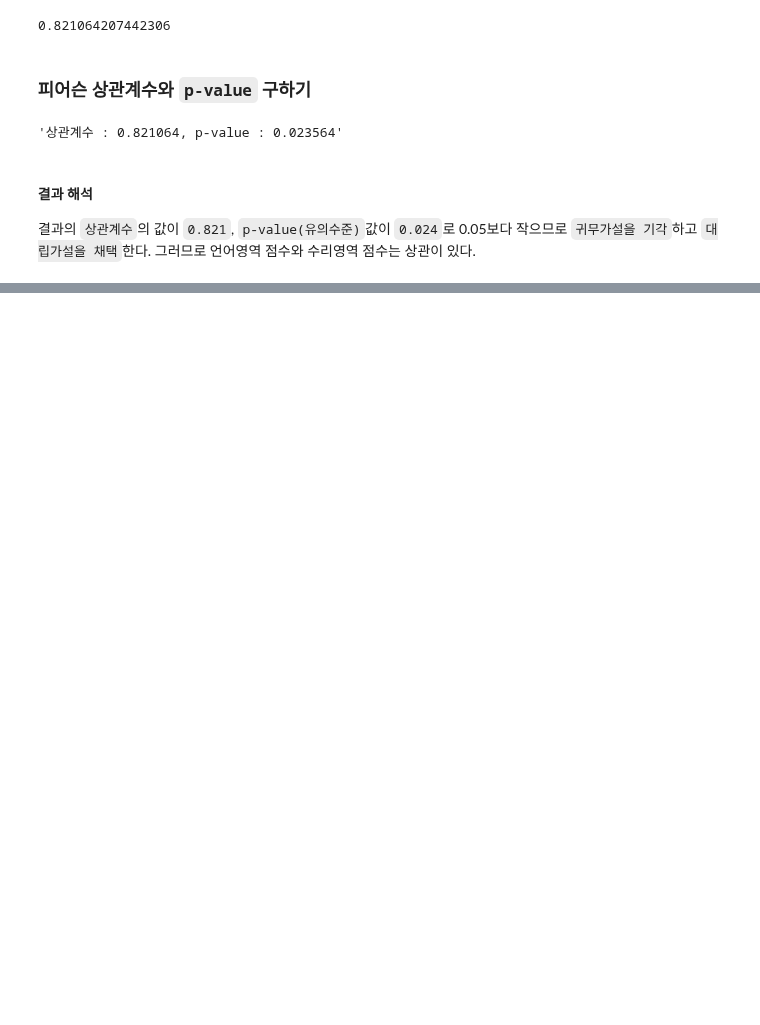
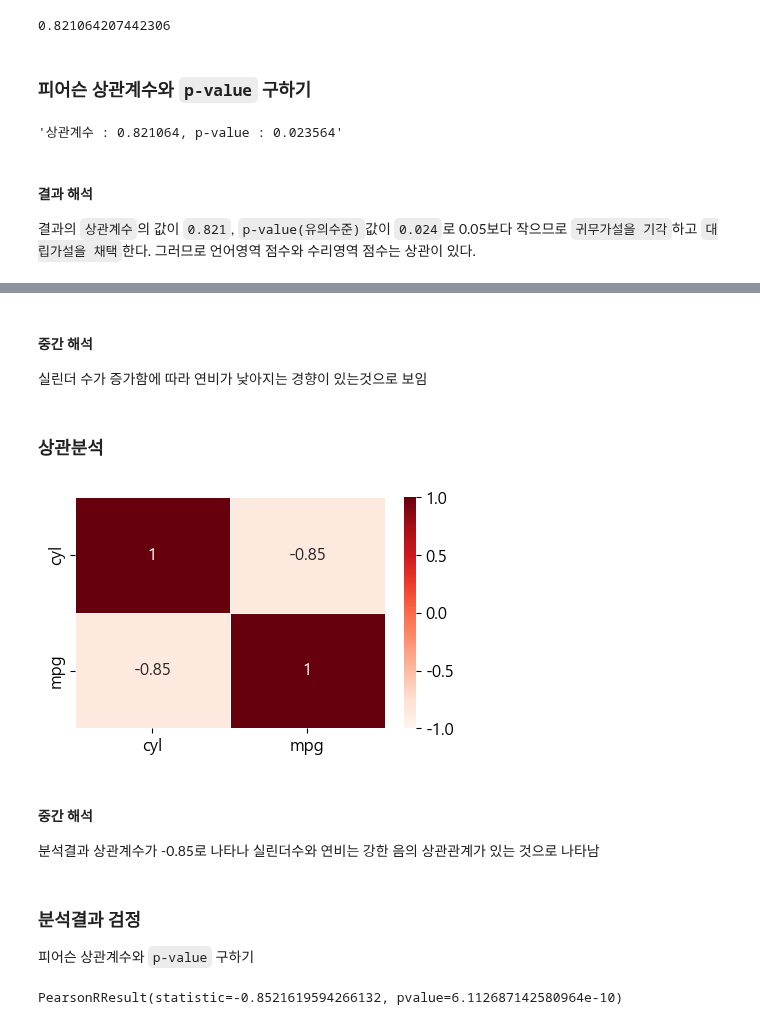
Before and after one commit to jaekim3220/jupyter, a Jupyter notebook: E. 확증적 데이터 분석(CDA)/03. 연관성 분석/02-상관분석.ipynb, the cells around one changed output, grey strips where cells are left out. Saved outputs shown, nothing was run; the diff lists cells and outputs as text; code cells hidden in the pictures; blank space fills up the shorter version.

```diff
--- a/E. 확증적 데이터 분석(CDA)/03. 연관성 분석/02-상관분석.ipynb
+++ b/E. 확증적 데이터 분석(CDA)/03. 연관성 분석/02-상관분석.ipynb
@@ -82,0 +194,31 @@ r,p = stats.pearsonr(df['언어영역'],df['수리영역'])
+# %% [markdown]
+#### 중간 해석
+
+실린더 수가 증가함에 따라 연비가 낮아지는 경향이 있는것으로 보임
+# %% [markdown]
+### 상관분석
+# %%
+plt.rcParams['figure.figsize']=(5,3)
+corr = df.filter(['cyl', 'mpg']).corr(method='pearson')
+
+sb.heatmap(corr,
+           annot = True, #실제 값 화면에 나타내기
+           cmap = 'Reds', #색상
+           vmin = -1, vmax=1 , #컬러차트 영역 -1 ~ +1
+           linewidths=.5 #구분선
+           )
+plt.show()
+plt.close()
+# %% [output]
+[figure, added]
+# %% [markdown]
+#### 중간 해석
+분석결과 상관계수가 -0.85로 나타나 실린더수와 연비는 강한 음의 상관관계가 있는 것으로 나타남
+# %% [markdown]
+### 분석결과 검정
+
+피어슨 상관계수와 `p-value` 구하기
+# %%
+stats.pearsonr(df['cyl'],df['mpg'])
+# %% [output]
+PearsonRResult(statistic=-0.8521619594266132, pvalue=6.112687142580964e-10)
```
Also changed, not shown: parts of 18 cells of this notebook, 3 other files.
